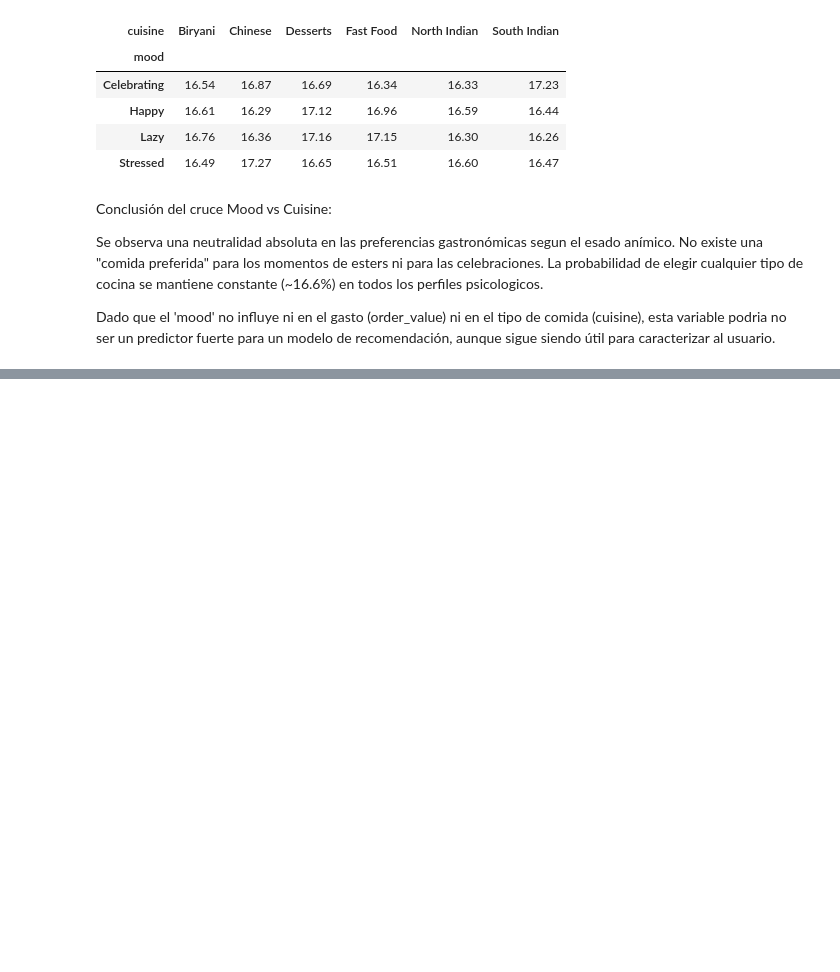
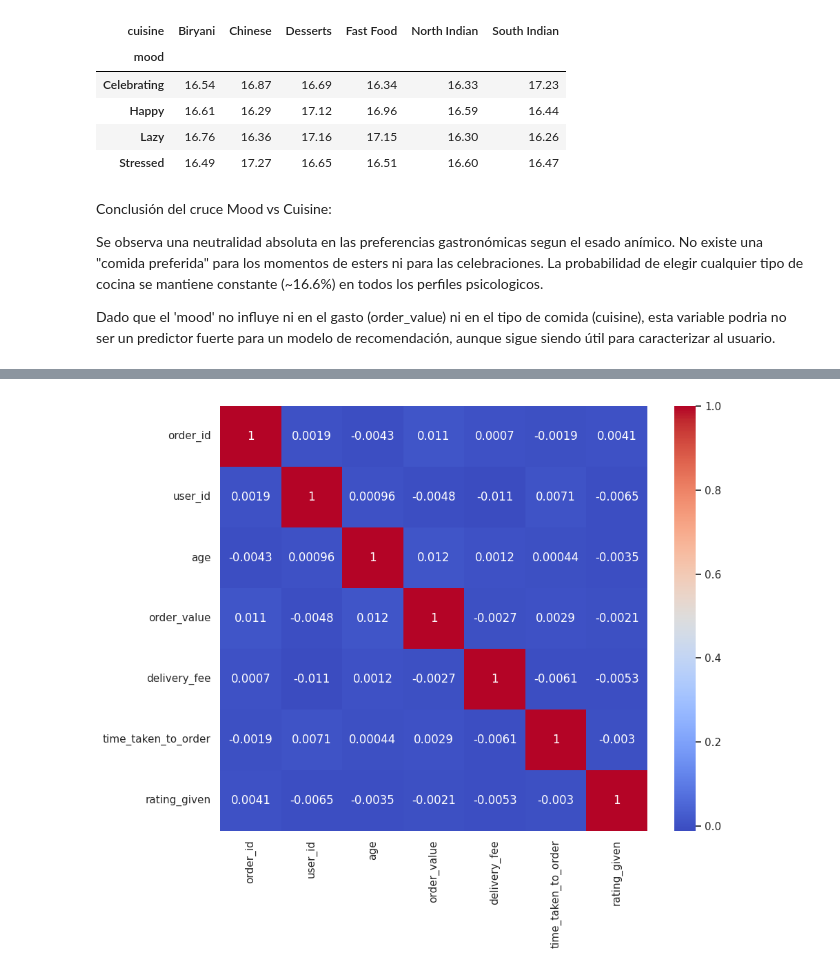
Before and after one commit to IgnacioToy/analisis_comida, a Jupyter notebook: netbooks/01_exploracion.ipynb, the cells around one changed output, grey strips where cells are left out. Saved outputs shown, nothing was run; the diff lists cells and outputs as text; code cells hidden in the pictures; blank space fills up the shorter version.

```diff
--- a/netbooks/01_exploracion.ipynb
+++ b/netbooks/01_exploracion.ipynb
@@ -185,0 +211,14 @@ Dado que el 'mood' no influye ni en el gasto (order_value) ni en el tipo de comi
+# %%
+# Limpiar cualquier configuración previa
+plt.clf()
+plt.close('all')
+
+# Crear el gráfico de nuevo
+plt.figure(figsize=(10, 8))
+sns.heatmap(df.select_dtypes(include=['number']).corr(), annot=True, cmap='coolwarm')
+
+# EL TRUCO FINAL: Usar el objeto de la figura actual
+plt.gcf()
+plt.show()
+# %% [output]
+[figure, added]
```
Also changed, not shown: parts of 4 cells of this notebook.
